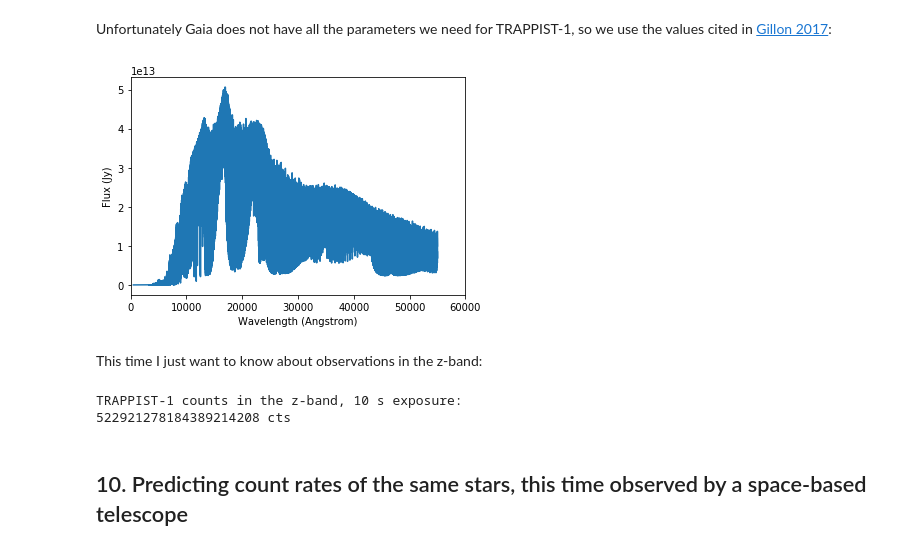
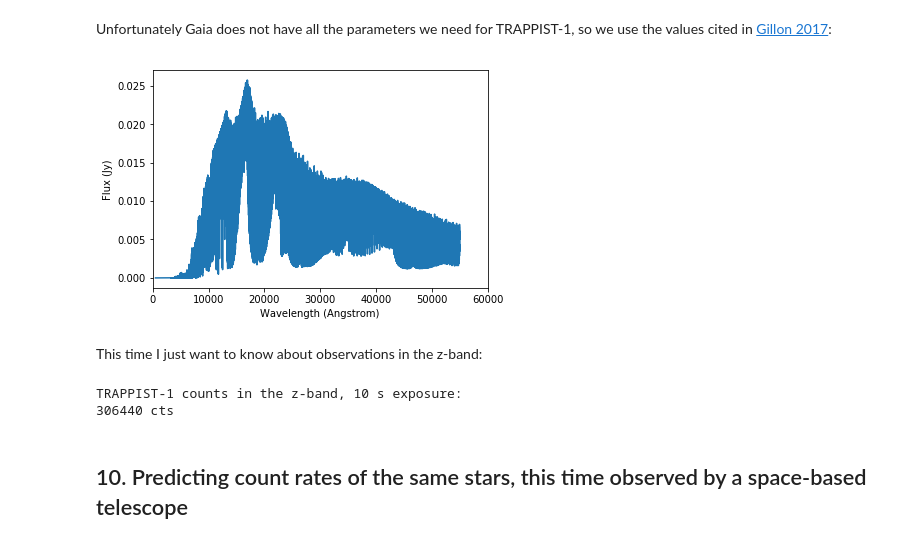
Before and after one commit to tcjansen/GSoC, a Jupyter notebook: observing_examples.ipynb, the cells around one changed output. Saved outputs shown, nothing was run; the diff lists cells and outputs as text; code cells hidden in the pictures.

```diff
--- a/observing_examples.ipynb
+++ b/observing_examples.ipynb
@@ -282,36 +282,31 @@ Unfortunately Gaia does not have all the parameters we need for TRAPPIST-1, so w
 # %%
 photlam_trappist1 = SourceSpectrum(Empirical1D,
                                 points=wavelengths, lookup_table=flux)
 
 # Scale the flux to get the value at Earth
 stellar_radius = 0.117 * u.R_sun  # radius of trappist-1 in solar units
 distance = 12.1 * u.pc  # distance to trappist-1 in parsecs
-photlam_trappist1 = photlam_trappist1 * (stellar_radius / distance).value ** 2 / np.pi
+photlam_trappist1 = photlam_trappist1 * float(stellar_radius / distance) ** 2 / np.pi
 
 photlam_trappist1.plot(flux_unit='Jy', left=0, right=60000)
 # %% [output]
-[figure, old version]
+[figure, new version]
 # %% [markdown]
 This time I just want to know about observations in the z-band:
 # %%
 band = 'zprime'
-# observation = Observation(photlam_trappist1,
-#                       bp_atmos_qe[band],
-#                       binset=bp_atmos_qe[band].waveset,
-#                       force='taper')
+
 observation = Observation(photlam_trappist1,
-                      bp_atmos_qe[band],
-                      binset=bp_atmos_qe[band].waveset,
-                      force='taper')
+                      bp_atmos_qe[band])
 
-countrate = observation.countrate(area=aperture_area, waverange=waverange) / gain
+countrate = observation.countrate(area=aperture_area) / gain
 counts_trappist1 = countrate * 10 * u.s
 
 print("TRAPPIST-1 counts in the z-band, 10 s exposure:")
 print(int(counts_trappist1.value), "cts")
 # %% [output]
 TRAPPIST-1 counts in the z-band, 10 s exposure:
-522921278184389214208 cts
+306440 cts
 # %% [markdown]
 ## 10. Predicting count rates of the same stars, this time observed by a space-based telescope
 # %% [markdown]
```
Also changed, not shown: parts of 6 cells of this notebook.
